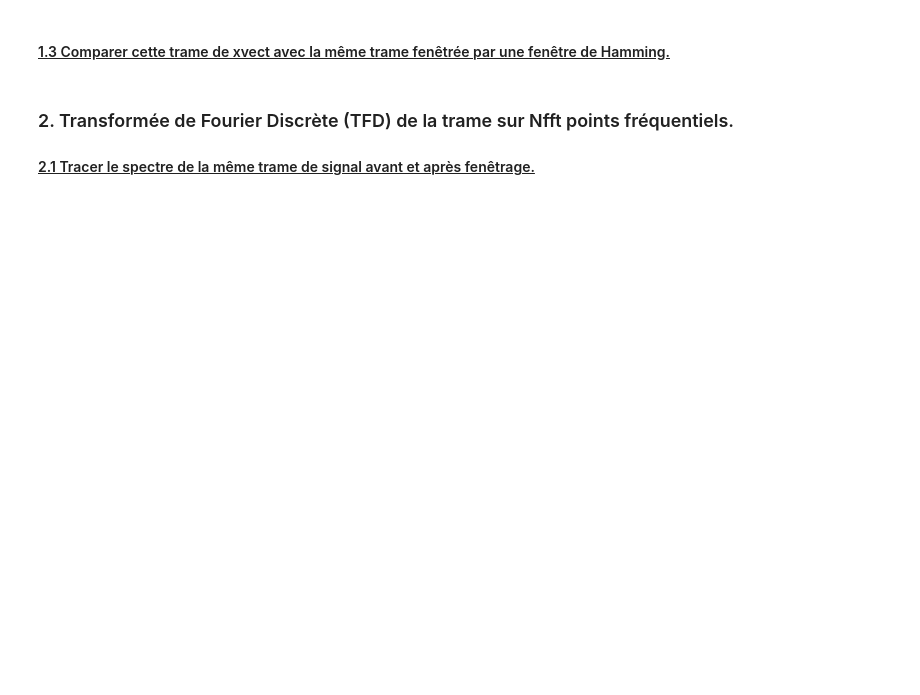
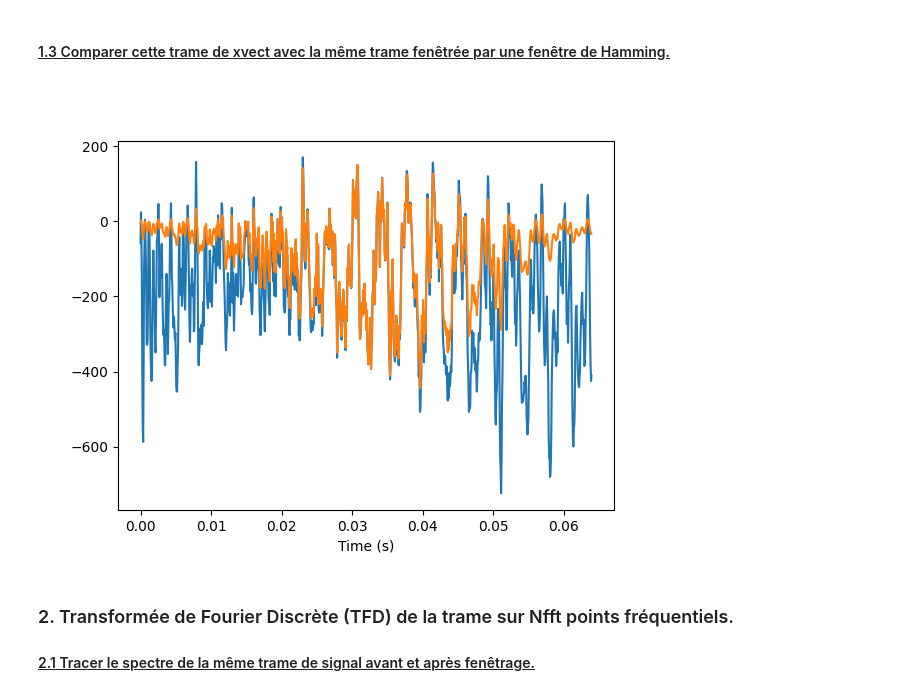
Before and after one commit to SharaineMALARVIJY/S1_Traitement_du_son, a Jupyter notebook: TP2/TP2_Son1.ipynb, the cells around one changed output. Drawn from its saved outputs; the diff is of its cells as text; code cells hidden in the pictures; blank space fills up the shorter version.

```diff
--- a/TP2/TP2_Son1.ipynb
+++ b/TP2/TP2_Son1.ipynb
@@ -68,13 +101,15 @@ plt.show()
 # %% [markdown]
 #### <u>1.3 Comparer cette trame de xvect avec la même trame fenêtrée par une fenêtre de Hamming.
 # %%
-# À compléter
 win=np.hamming(Nwin)
-trame_fen=...
+trame_fen= win*xvect[Nwin*num_trame:Nwin*(num_trame+1)]
 plt.figure()
-plt.plot() #trame
-plt.plot() #trame fenêtrée
+plt.plot(t_vect,trame) #trame
+plt.plot(t_vect, trame_fen) #trame fenêtrée
+plt.xlabel("Time (s)")
 plt.show()
+# %% [output]
+[figure, added]
 # %% [markdown]
 ### 2. Transformée de Fourier Discrète (TFD) de la trame sur Nfft points fréquentiels.
 #### <u>2.1 Tracer le spectre de la même trame de signal avant et après fenêtrage.
```
Also changed, not shown: parts of 21 cells of this notebook.
